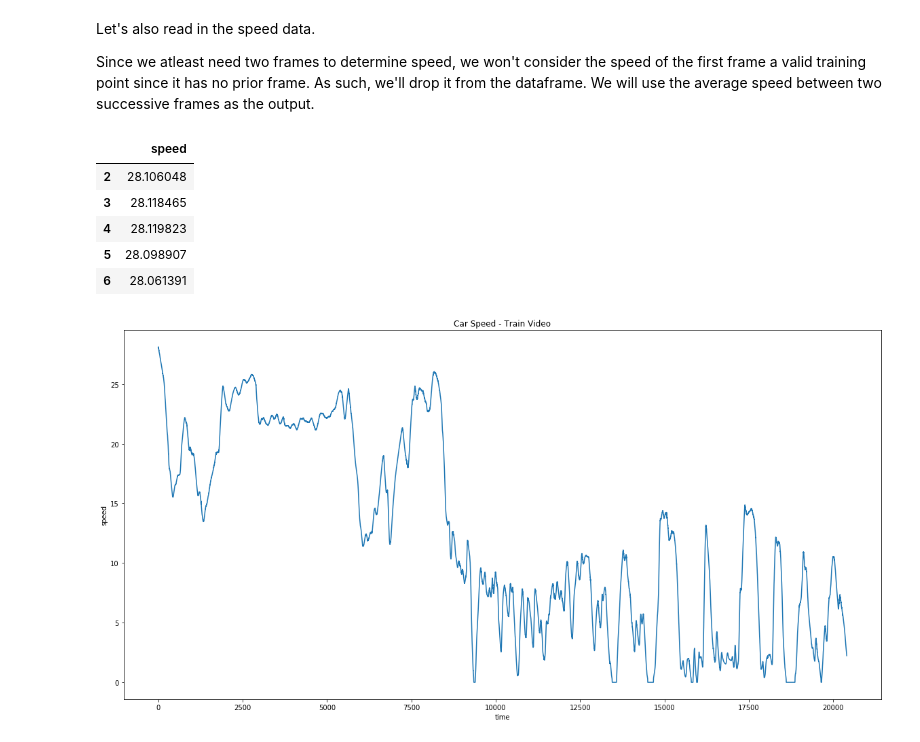
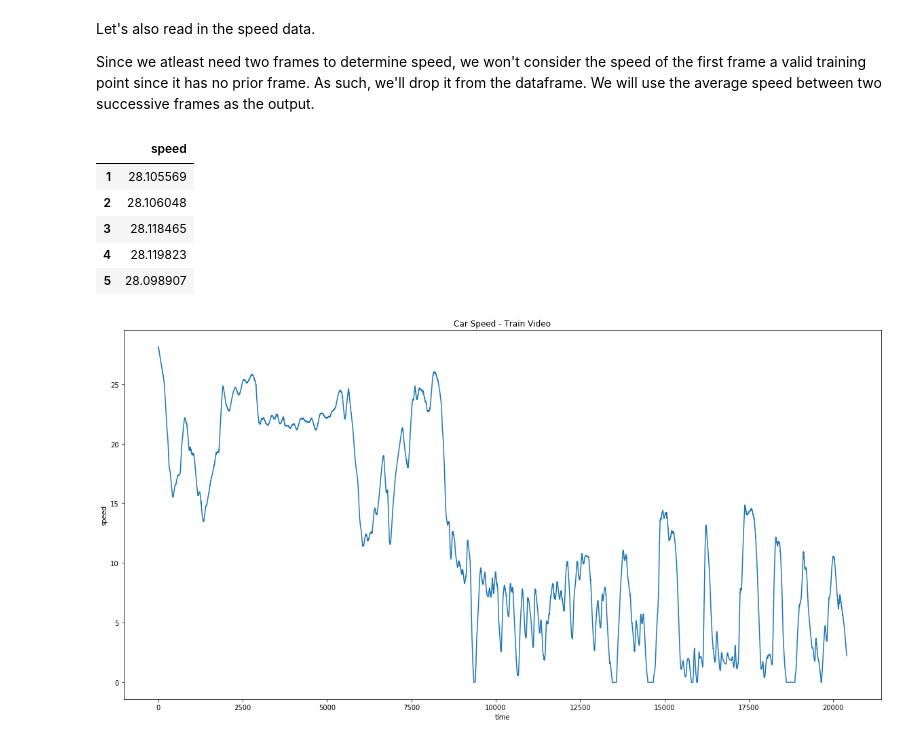
Before and after one commit to sharma0611/carspeednet, a Jupyter notebook: Predicting Car Speed.ipynb, the cells around one changed output. Saved outputs shown, nothing was run; the diff lists cells and outputs as text; code cells hidden in the pictures.

```diff
--- a/Predicting Car Speed.ipynb
+++ b/Predicting Car Speed.ipynb
@@ -14,22 +14,24 @@ A general outline of what we'll be doing:
 # %% [markdown]
 ### Imports
 # %%
-from pyflow import pyflow
+import cv2
+#import pyflow
 import skvideo.io
 from sklearn.model_selection import train_test_split
+from sklearn.metrics import mean_squared_error
 import pandas as pd
 import os
-from tqdm import tqdm_notebook
+from tqdm import tqdm
 import cv2
 from matplotlib import pyplot as plt
 import numpy as np
 import shutil
+from imgaug import augmenters as iaa
 
-
-VIDEO_FP = "/Users/shivam/dev/comma/data/train.mp4"
-TEST_VIDEO_FP = "/Users/shivam/dev/comma/data/test.mp4"
-SPEEDS_FP = "/Users/shivam/dev/comma/data/train.txt"
-NUM_FRAMES = 1000
+VIDEO_FP = "/home/ec2-user/carspeednet/data/train.mp4"
+TEST_VIDEO_FP = "/home/ec2-user/carspeednet/data/test.mp4"
+SPEEDS_FP = "/home/ec2-user/carspeednet/data/train.txt"
+NUM_FRAMES = 20400
 TEST_NUM_FRAMES = 10798
 
 # Folder names
@@ -42,7 +44,7 @@ N_img_width = 400
 N_img_channels = 3
 
 # Number of consecutive optical flow frames to consider when making a prediction
-WINDOW_SIZE = 2
+WINDOW_SIZE = 1
 # %% [markdown]
 ## Preprocessing
 
@@ -87,22 +96,27 @@ Let's also read in the speed data.
 
 Since we atleast need two frames to determine speed, we won't consider the speed of the first frame a valid training point since it has no prior frame. As such, we'll drop it from the dataframe. We will use the average speed between two successive frames as the output.
 # %%
-def speeds_to_df(speeds_fp, num_frames):
+def speeds_to_df(speeds_fp, num_frames, avg_speed=True, clip=True):
     speeds_df = pd.read_csv(speeds_fp, header=None, nrows=num_frames)
     speeds_df.columns = ['speed']
-    speeds_df['speed'] = speeds_df['speed'].rolling(2).mean()
-    speeds_df.drop(speeds_df.index[0:WINDOW_SIZE], inplace=True)
+
+    if avg_speed:
+        speeds_df['speed'] = speeds_df['speed'].rolling(2).mean()
+
+    if clip:
+        speeds_df.drop(speeds_df.index[0:WINDOW_SIZE], inplace=True)
+
     return speeds_df
 
 speeds_df = speeds_to_df(SPEEDS_FP, NUM_FRAMES)
 speeds_df.head()
 # %% [output]
 |  | speed |
+| 1 | 28.105569 |
 | 2 | 28.106048 |
 | 3 | 28.118465 |
 | 4 | 28.119823 |
 | 5 | 28.098907 |
-| 6 | 28.061391 |
 # %%
 fig, ax = plt.subplots(figsize=(20,10))
 plt.plot(speeds_df)
```
Also changed, not shown: parts of 54 cells of this notebook.
